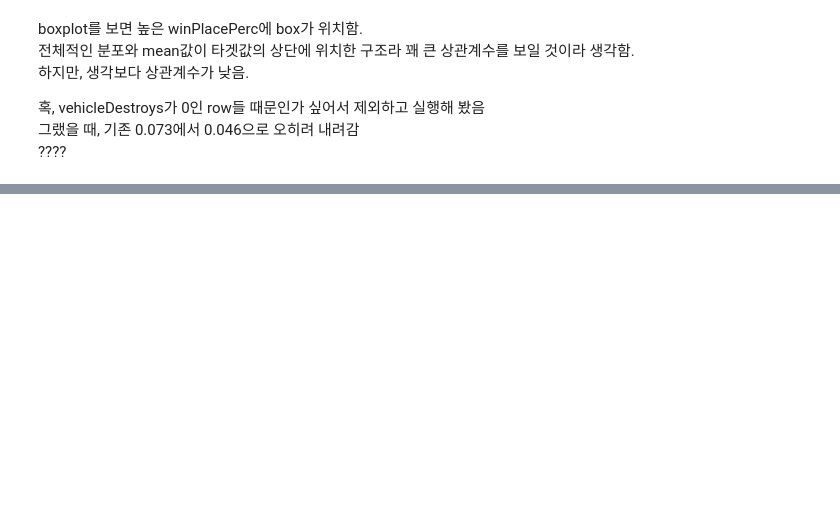
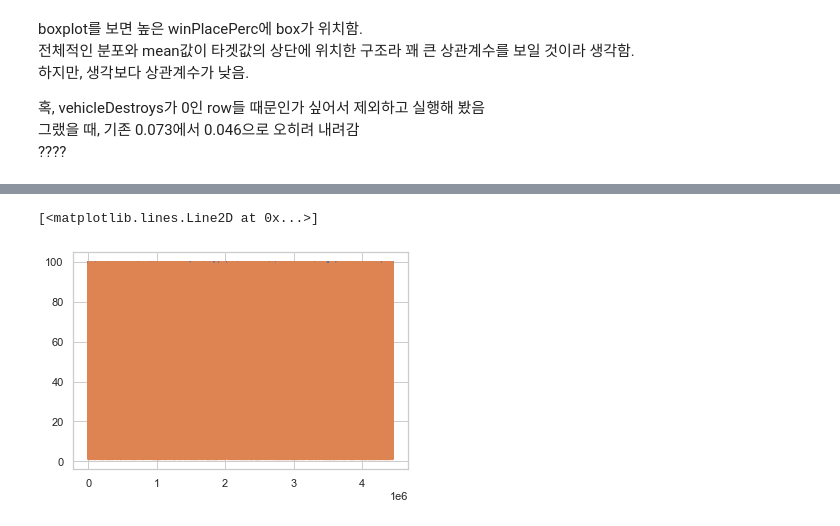
Before and after one commit to HalfMoon1008/PUBG_ML_Project, a Jupyter notebook: modelingPUBG.ipynb, the cells around one changed output, grey strips where cells are left out. Drawn from its saved outputs; the diff is of its cells as text; code cells hidden in the pictures; blank space fills up the shorter version.

```diff
--- a/modelingPUBG.ipynb
+++ b/modelingPUBG.ipynb
@@ -930,0 +913,6 @@ boxplot를 보면 높은 winPlacePerc에 box가 위치함.
+# %%
+plt.plot(data['maxPlace'])
+plt.plot(data['numGroups'])
+# %% [output]
+[<matplotlib.lines.Line2D at 0x...>]
+[figure, added]
```
Also changed, not shown: parts of 108 cells of this notebook.
